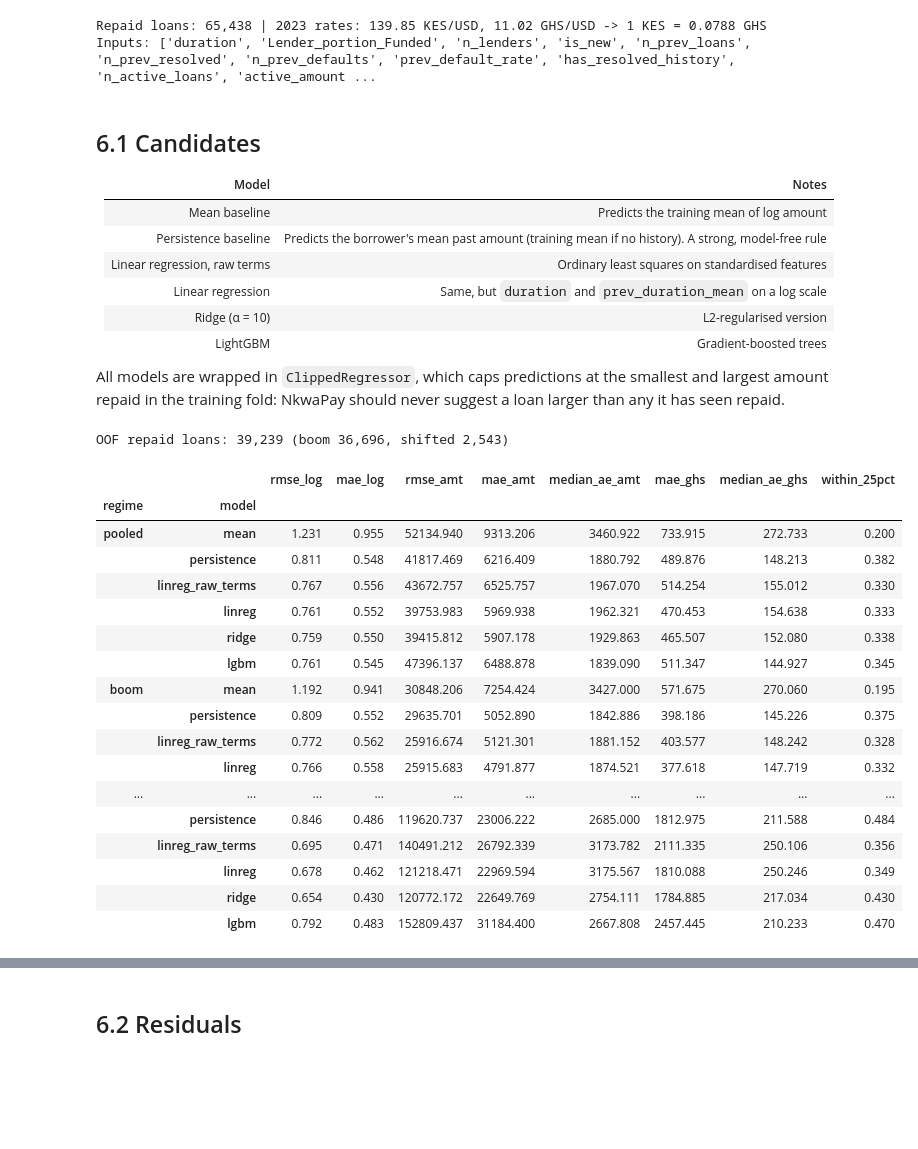
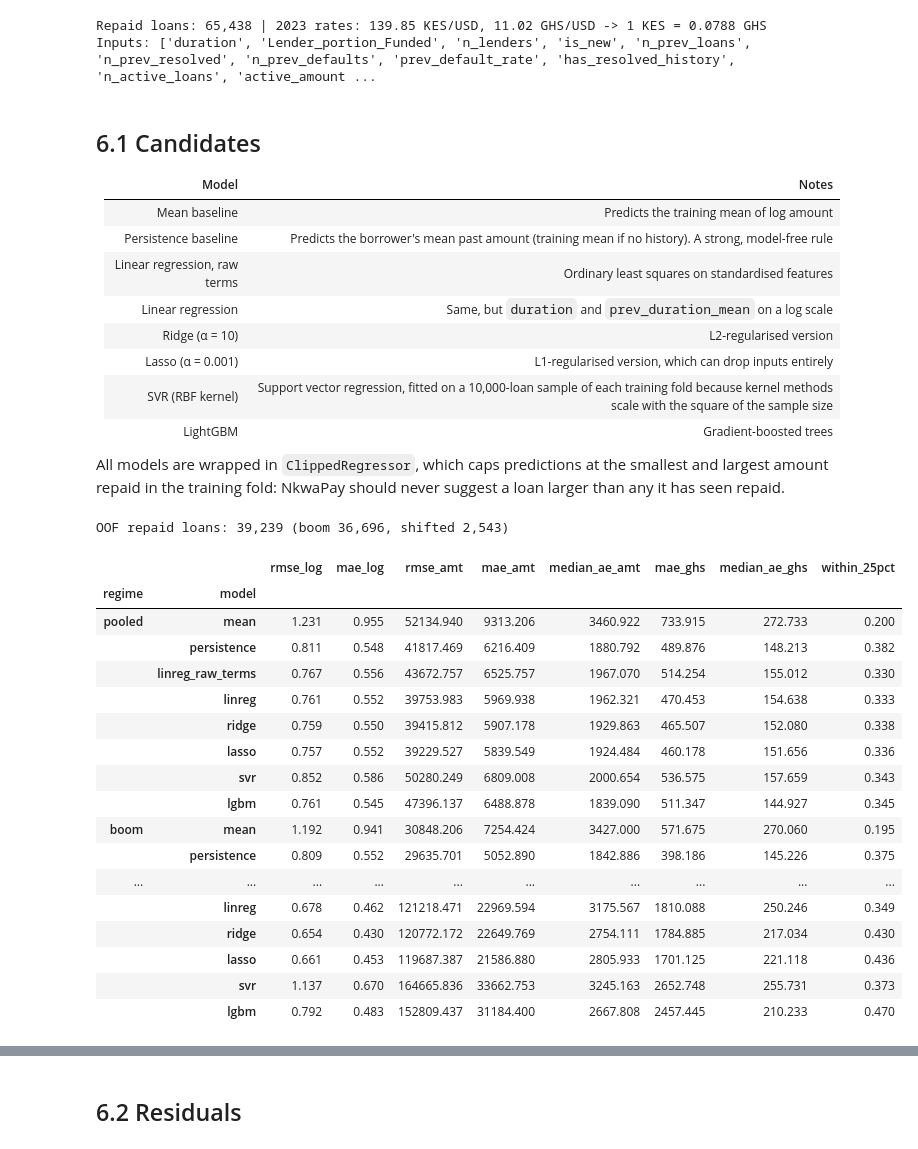
Before and after one commit to ASU-MICS-2028/mle-group-3-prosit-2, a Jupyter notebook: notebooks/06_regression.ipynb, the cells around one changed output, grey strips where cells are left out. Saved outputs shown, nothing was run; the diff lists cells and outputs as text; code cells hidden in the pictures; blank space fills up the shorter version.

Commit message:
Wider model comparison (kNN, SVM, Lasso, SVR) and the cost matrix in shillings from observed fees

```diff
--- a/notebooks/06_regression.ipynb
+++ b/notebooks/06_regression.ipynb
@@ -29,12 +29,14 @@ Inputs: ['duration', 'Lender_portion_Funded', 'n_lenders', 'is_new', 'n_prev_loa
 | Linear regression, raw terms | Ordinary least squares on standardised features |
 | Linear regression | Same, but `duration` and `prev_duration_mean` on a log scale |
 | Ridge (α = 10) | L2-regularised version |
+| Lasso (α = 0.001) | L1-regularised version, which can drop inputs entirely |
+| SVR (RBF kernel) | Support vector regression, fitted on a 10,000-loan sample of each training fold because kernel methods scale with the square of the sample size |
 | LightGBM | Gradient-boosted trees |
 
 All models are wrapped in `ClippedRegressor`, which caps predictions at the smallest and largest amount repaid in the training fold: NkwaPay should never suggest a loan larger than any it has seen repaid.
 # %%
 cands = {"mean": M.mean_reg(), "linreg_raw_terms": M.linreg(log_terms=()), "linreg": M.linreg(),
-         "ridge": M.ridge(), "lgbm": M.lgbm_reg()}
+         "ridge": M.ridge(), "lasso": M.lasso(), "svr": M.svr(), "lgbm": M.lgbm_reg()}
 oof, folds = {}, {}
 for name, model in cands.items():
     p, fid, f = V.cross_validate_reg(model, rp, M.inputs(M.REG_FEATURES), V.temporal(rp))
@@ -51,33 +53,33 @@ print(f"OOF repaid loans: {ok.sum():,} (boom {(~late).sum():,}, shifted {late.su
 # %% [output]
 OOF repaid loans: 39,239 (boom 36,696, shifted 2,543)
 # %%
-order = ["mean", "persistence", "linreg_raw_terms", "linreg", "ridge", "lgbm"]
+order = ["mean", "persistence", "linreg_raw_terms", "linreg", "ridge", "lasso", "svr", "lgbm"]
 def row(n, mask):
     return V.regression_errors(yl[mask], oof[n][ok][mask])
 board = pd.concat({reg: pd.DataFrame({n: row(n, m) for n in order}).T
                    for reg, m in [("pooled", np.ones_like(late)), ("boom", ~late), ("shifted", late)]}, names=["regime", "model"])
 board["mae_ghs"] = board.mae_amt * KES_TO_GHS
 board["median_ae_ghs"] = board.median_ae_amt * KES_TO_GHS
 board.to_csv(FIGURES.parent / "06_regression_board.csv")
 board[["rmse_log", "mae_log", "rmse_amt", "mae_amt", "median_ae_amt", "mae_ghs", "median_ae_ghs", "within_25pct"]].round(3)
 # %% [output]
 |  |  | rmse_log | mae_log | rmse_amt | mae_amt | median_ae_amt | mae_ghs | median_ae_ghs | within_25pct |
 | regime | model |  |  |  |  |  |  |  |  |
 | pooled | mean | 1.231 | 0.955 | 52134.940 | 9313.206 | 3460.922 | 733.915 | 272.733 | 0.200 |
 |  | persistence | 0.811 | 0.548 | 41817.469 | 6216.409 | 1880.792 | 489.876 | 148.213 | 0.382 |
 |  | linreg_raw_terms | 0.767 | 0.556 | 43672.757 | 6525.757 | 1967.070 | 514.254 | 155.012 | 0.330 |
 |  | linreg | 0.761 | 0.552 | 39753.983 | 5969.938 | 1962.321 | 470.453 | 154.638 | 0.333 |
 |  | ridge | 0.759 | 0.550 | 39415.812 | 5907.178 | 1929.863 | 465.507 | 152.080 | 0.338 |
+|  | lasso | 0.757 | 0.552 | 39229.527 | 5839.549 | 1924.484 | 460.178 | 151.656 | 0.336 |
+|  | svr | 0.852 | 0.586 | 50280.249 | 6809.008 | 2000.654 | 536.575 | 157.659 | 0.343 |
 |  | lgbm | 0.761 | 0.545 | 47396.137 | 6488.878 | 1839.090 | 511.347 | 144.927 | 0.345 |
 | boom | mean | 1.192 | 0.941 | 30848.206 | 7254.424 | 3427.000 | 571.675 | 270.060 | 0.195 |
 |  | persistence | 0.809 | 0.552 | 29635.701 | 5052.890 | 1842.886 | 398.186 | 145.226 | 0.375 |
-|  | linreg_raw_terms | 0.772 | 0.562 | 25916.674 | 5121.301 | 1881.152 | 403.577 | 148.242 | 0.328 |
-|  | linreg | 0.766 | 0.558 | 25915.683 | 4791.877 | 1874.521 | 377.618 | 147.719 | 0.332 |
 | ... | ... | ... | ... | ... | ... | ... | ... | ... | ... |
-|  | persistence | 0.846 | 0.486 | 119620.737 | 23006.222 | 2685.000 | 1812.975 | 211.588 | 0.484 |
-|  | linreg_raw_terms | 0.695 | 0.471 | 140491.212 | 26792.339 | 3173.782 | 2111.335 | 250.106 | 0.356 |
 |  | linreg | 0.678 | 0.462 | 121218.471 | 22969.594 | 3175.567 | 1810.088 | 250.246 | 0.349 |
 |  | ridge | 0.654 | 0.430 | 120772.172 | 22649.769 | 2754.111 | 1784.885 | 217.034 | 0.430 |
+|  | lasso | 0.661 | 0.453 | 119687.387 | 21586.880 | 2805.933 | 1701.125 | 221.118 | 0.436 |
+|  | svr | 1.137 | 0.670 | 164665.836 | 33662.753 | 3245.163 | 2652.748 | 255.731 | 0.373 |
 |  | lgbm | 0.792 | 0.483 | 152809.437 | 31184.400 | 2667.808 | 2457.445 | 210.233 | 0.470 |
 # %% [markdown]
 **Reading.**
```
Also changed, not shown: parts of 1 cell of this notebook, 12 other files.
